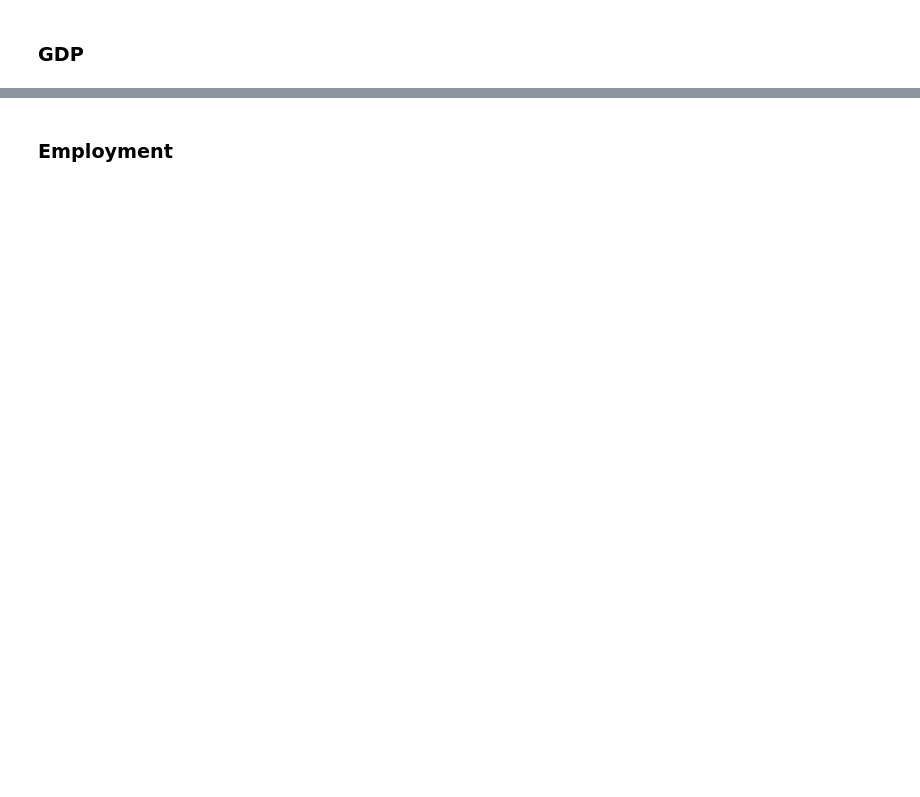
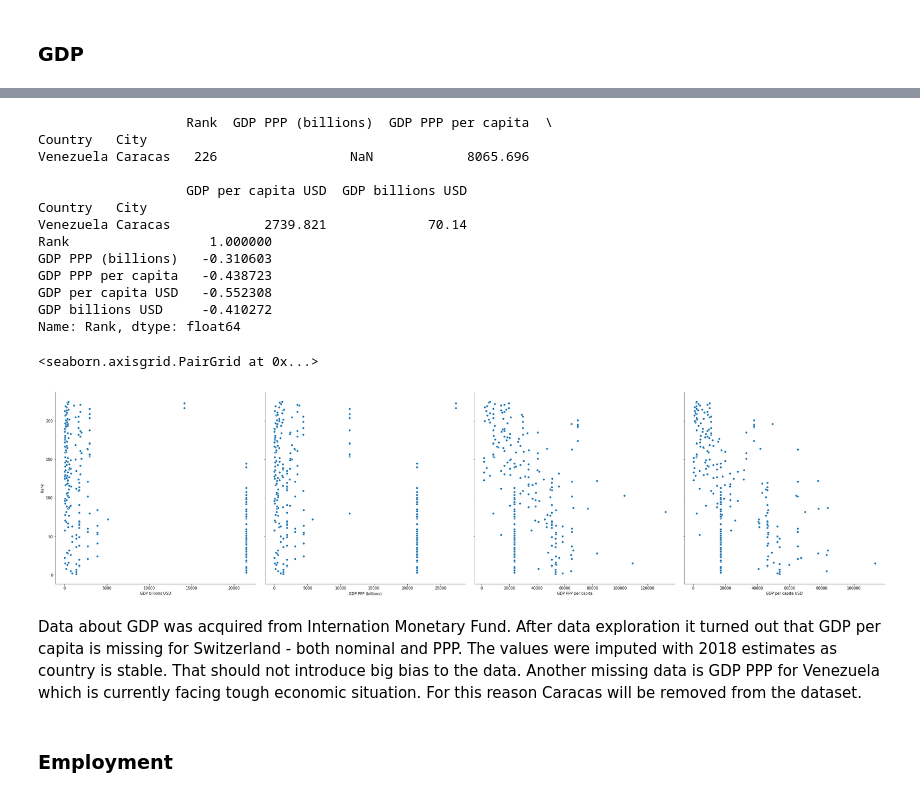
Before and after one commit to pantos1/dopp_ex3_city_livability, a Jupyter notebook: piotr.ipynb, the cells around one changed output, grey strips where cells are left out. Cells and saved outputs as stored; diff of their text form; code cells hidden in the pictures; blank space fills up the shorter version.

```diff
--- a/piotr.ipynb
+++ b/piotr.ipynb
@@ -189,3 +245,41 @@ gdp_2019.head()
+# %%
+filepath = 'data/imf/gdp_2019.csv'
+gdp_2019 = pd.read_csv(filepath, sep=';', na_values='no data')
+gdp_2019.replace({'Country': country_names_dict}, inplace=True)
+gdp_2019.set_index('Country', inplace=True)
+
+gdp_ranks = ranks.merge(gdp_2019, left_on='Country', right_index=True, how='left')
+gdp_ranks.loc['Switzerland', 'GDP PPP per capita'] = 64649 # imputed with value from Wikipedia
+gdp_ranks.loc['Switzerland', 'GDP per capita USD'] = 82950 # imputed with value from Wikipedia
+print(gdp_ranks[pd.isnull(gdp_ranks).values])
+gdp_ranks.dropna(inplace=True)
+corr = gdp_ranks.corr()
+
+print(corr['Rank'])
+
+sns.pairplot(gdp_ranks,
+             x_vars=['GDP billions USD', 'GDP PPP (billions)', 'GDP PPP per capita', 'GDP per capita USD'],
+             y_vars='Rank',
+             height=8
+            )
+# %% [output]
+                   Rank  GDP PPP (billions)  GDP PPP per capita  \
+Country   City
+Venezuela Caracas   226                 NaN            8065.696
+
+                   GDP per capita USD  GDP billions USD
+Country   City
+Venezuela Caracas            2739.821             70.14
+Rank                  1.000000
+GDP PPP (billions)   -0.310603
+GDP PPP per capita   -0.438723
+GDP per capita USD   -0.552308
+GDP billions USD     -0.410272
+Name: Rank, dtype: float64
+<seaborn.axisgrid.PairGrid at 0x...>
+[figure, added]
+# %% [markdown]
+Data about GDP was acquired from Internation Monetary Fund. After data exploration it turned out that GDP per capita is missing for Switzerland - both nominal and PPP. The values were imputed with 2018 estimates as country is stable. That should not introduce big bias to the data. Another missing data is GDP PPP for Venezuela which is currently facing tough economic situation. For this reason Caracas will be removed from the dataset.
 # %% [markdown]
 ### Employment
 # %%
```
Also changed, not shown: parts of 8 cells of this notebook, 2 other files.
